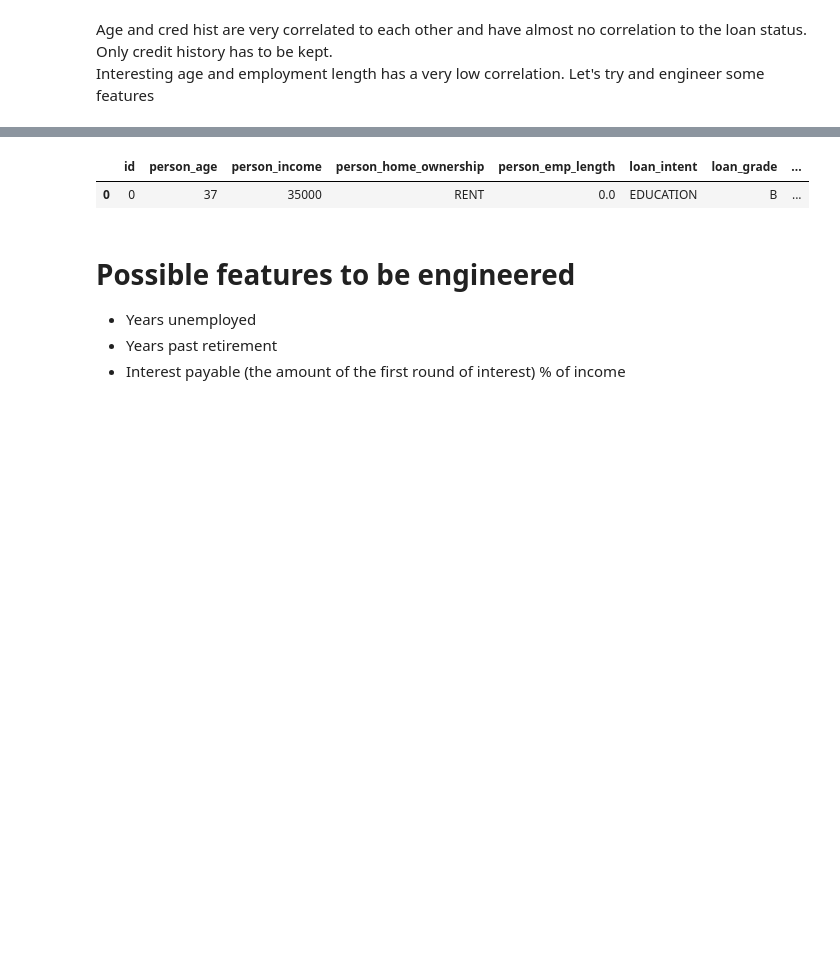
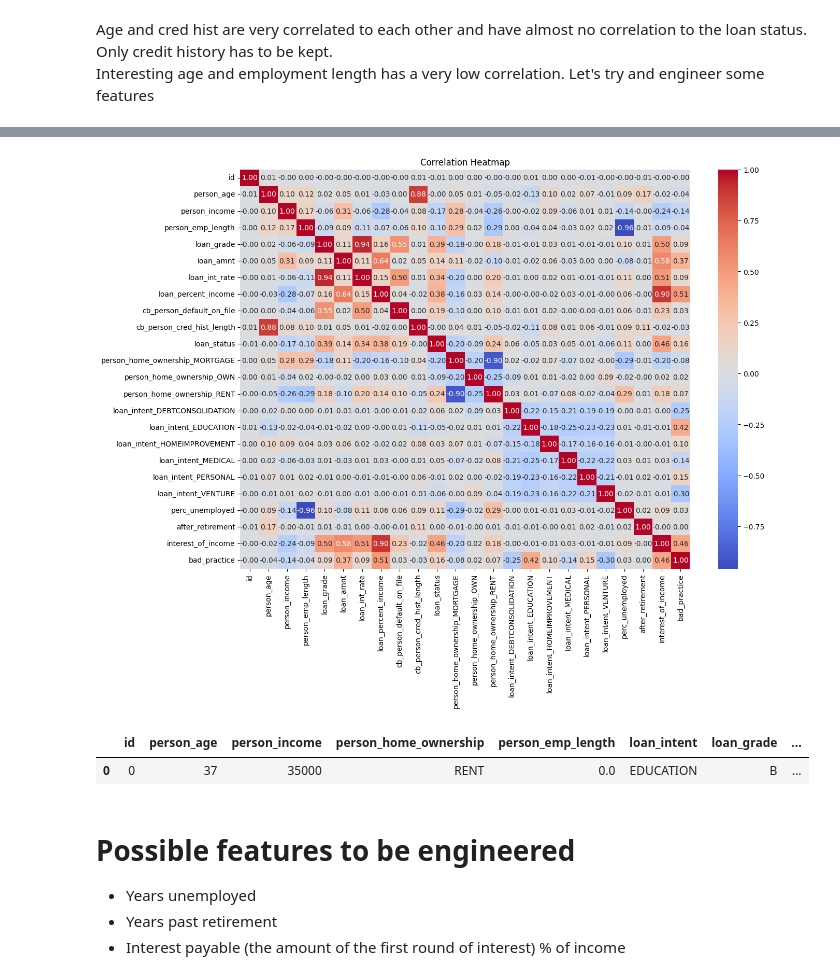
Before and after one commit to Stef1403/kaggle-playground-loan-approval, a Jupyter notebook: src/EDA.ipynb, the cells around one changed output, grey strips where cells are left out. Cells and saved outputs as stored; diff of their text form; code cells hidden in the pictures; blank space fills up the shorter version.

```diff
--- a/src/EDA.ipynb
+++ b/src/EDA.ipynb
@@ -616,0 +680,6 @@ Note that for some algorithms a correction is not neccesary.
+# %%
+correlation_matrix = train_eng_feats.corr()
+
+# Get correlation of all columns with 'loan_status'
+loan_status_corr = correlation_matrix['loan_status'].sort_values(ascending=False)
+loan_status_corr
@@ -617,3 +704,10 @@ Note that for some algorithms a correction is not neccesary.
+# %%
+plt.figure(figsize=(14, 10))
+sns.heatmap(correlation_matrix, annot=True, cmap='coolwarm', fmt=".2f")
+plt.title("Correlation Heatmap")
+plt.show()
+# %% [output]
+[figure, added]
 # %%
 train.head(1)
 # %% [output]
```
Also changed, not shown: parts of 39 cells of this notebook, 1 other file.
